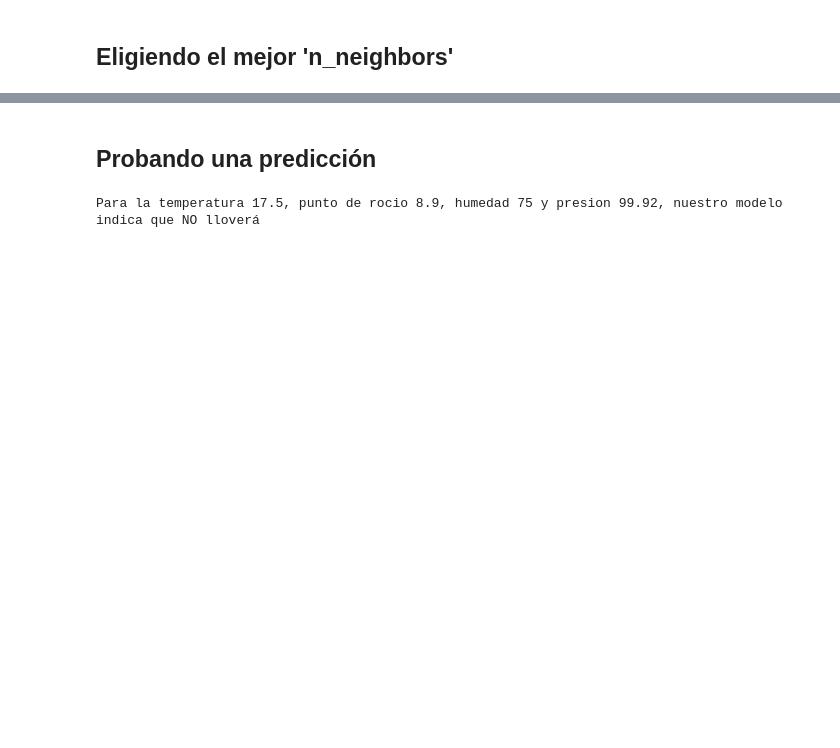
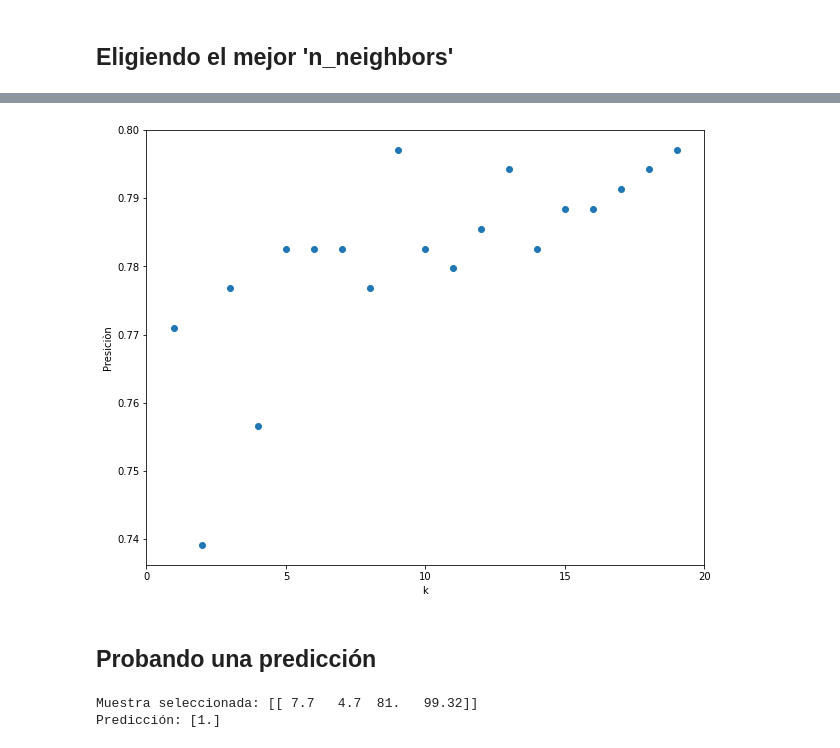
Before and after one commit to Estani94/EDA_ML_CLIMA, a Jupyter notebook: Clima.ipynb, the cells around one changed output, grey strips where cells are left out. Saved outputs shown, nothing was run; the diff lists cells and outputs as text; code cells hidden in the pictures; blank space fills up the shorter version.

```diff
--- a/Clima.ipynb
+++ b/Clima.ipynb
@@ -424,18 +479,33 @@ plt.show()
+# %%
+#Eligiendo el mejor vecino
+k_range = range(1, 20)
+scores = []
+for k in k_range:
+    knn = KNeighborsClassifier(n_neighbors = k)
+    knn.fit(X_train, y_train)
+    scores.append(knn.score(X_test, y_test))
+plt.figure(figsize=(10,8))
+plt.xlabel('k')
+plt.ylabel('Presiciòn')
+plt.scatter(k_range, scores)
+plt.xticks([0,5,10,15,20])
+plt.show()
+# %% [output]
+[figure, added]
 # %% [markdown]
 ## Probando una predicción
-# %%
-#Tomamos muestras de las cuatros features con las que entrenamos el modelo
-temperatura = df['Temp_C'].sample(1).values[0]
-punto_de_rocio = df['Dew Point Temp_C'].sample(1).values[0]
-humedad = df['Rel Hum_%'].sample(1).values[0]
-presion = df['Press_kPa'].sample(1).values[0]
-
-#Predecimos a partir de las muestras tomadas
-prediccion = clf.predict([[temperatura, punto_de_rocio, humedad, presion]])
-
-if prediccion == 0:
-    print(f'Para la temperatura {temperatura}, punto de rocio {punto_de_rocio}, humedad {humedad} y presion {presion}, nuestro modelo indica que NO lloverá')
-else:
-    print(f'Para la temperatura {temperatura}, punto de rocio {punto_de_rocio}, humedad {humedad} y presion {presion}, nuestro modelo indica que lloverá')
-# %% [output]
-Para la temperatura 17.5, punto de rocio 8.9, humedad 75 y presion 99.92, nuestro modelo indica que NO lloverá
+# %%
+# Supongamos que queremos una muestra aleatoria, podemos usar el método sample() de pandas
+muestra_aleatoria = df.sample(1)[['Temp_C', 'Dew Point Temp_C', 'Rel Hum_%', 'Press_kPa']].values
+
+# Escalamos la muestra utilizando el mismo scaler que usamos para el conjunto de entrenamiento
+muestra_escalada = scaler.transform(muestra_aleatoria)
+
+# Realizamos la predicción utilizando el modelo KNN entrenado
+prediccion = knn.predict(muestra_escalada)
+
+print('Muestra seleccionada:', muestra_aleatoria)
+print('Predicción:', prediccion)
+# %% [output]
+Muestra seleccionada: [[ 7.7   4.7  81.   99.32]]
+Predicción: [1.]
```
Also changed, not shown: parts of 14 cells of this notebook.
